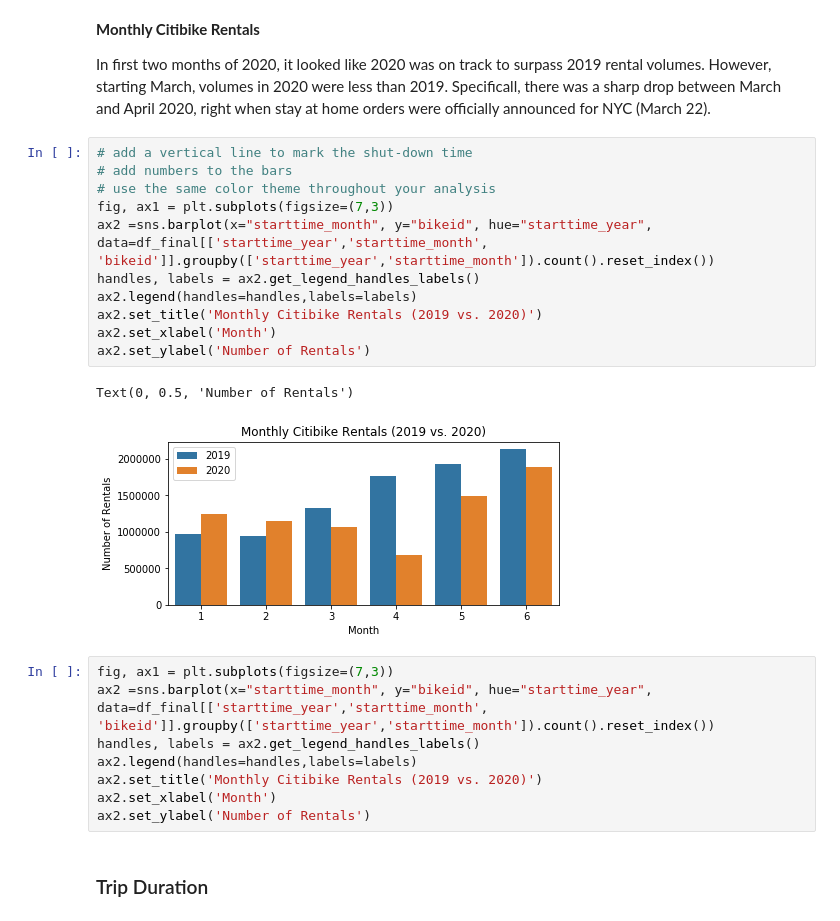
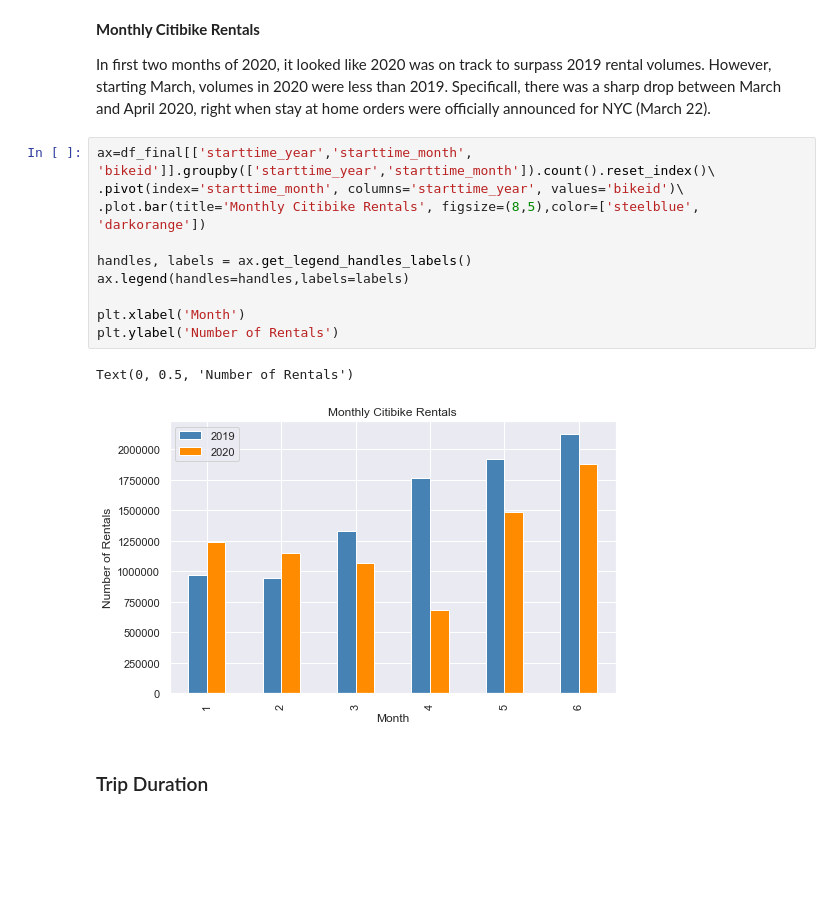
Before and after one commit to graceh3/citibike-analysis, a Jupyter notebook: Citibike - Statistical Analysis Project.ipynb, the cells around one changed output. Drawn from its saved outputs; the diff is of its cells as text; blank space fills up the shorter version.

```diff
--- a/Citibike - Statistical Analysis Project.ipynb
+++ b/Citibike - Statistical Analysis Project.ipynb
@@ -382,28 +356,19 @@ df_final[['starttime_year','starttime_month', 'bikeid']].groupby(['starttime_yea
 <b> Monthly Citibike Rentals </b>
 
 In first two months of 2020, it looked like 2020 was on track to surpass 2019 rental volumes. However, starting March, volumes in 2020 were less than 2019. Specificall, there was a sharp drop between March and April 2020, right when stay at home orders were officially announced for NYC (March 22).
-# %%
-# add a vertical line to mark the shut-down time
-# add numbers to the bars
-# use the same color theme throughout your analysis
-fig, ax1 = plt.subplots(figsize=(7,3))
-ax2 =sns.barplot(x="starttime_month", y="bikeid", hue="starttime_year", data=df_final[['starttime_year','starttime_month', 'bikeid']].groupby(['starttime_year','starttime_month']).count().reset_index())
-handles, labels = ax2.get_legend_handles_labels()
-ax2.legend(handles=handles,labels=labels)
-ax2.set_title('Monthly Citibike Rentals (2019 vs. 2020)')
-ax2.set_xlabel('Month')
-ax2.set_ylabel('Number of Rentals')
-# %% [output]
-Text(0, 0.5, 'Number of Rentals')
-[figure, removed]
-# %%
-fig, ax1 = plt.subplots(figsize=(7,3))
-ax2 =sns.barplot(x="starttime_month", y="bikeid", hue="starttime_year", data=df_final[['starttime_year','starttime_month', 'bikeid']].groupby(['starttime_year','starttime_month']).count().reset_index())
-handles, labels = ax2.get_legend_handles_labels()
-ax2.legend(handles=handles,labels=labels)
-ax2.set_title('Monthly Citibike Rentals (2019 vs. 2020)')
-ax2.set_xlabel('Month')
-ax2.set_ylabel('Number of Rentals')
+# %%
+ax=df_final[['starttime_year','starttime_month', 'bikeid']].groupby(['starttime_year','starttime_month']).count().reset_index()\
+.pivot(index='starttime_month', columns='starttime_year', values='bikeid')\
+.plot.bar(title='Monthly Citibike Rentals', figsize=(8,5),color=['steelblue', 'darkorange'])
+
+handles, labels = ax.get_legend_handles_labels()
+ax.legend(handles=handles,labels=labels)
+
+plt.xlabel('Month')
+plt.ylabel('Number of Rentals')
+# %% [output]
+Text(0, 0.5, 'Number of Rentals')
+[figure, added]
 # %% [markdown]
 ### Trip Duration
 # %% [markdown]
```
Also changed, not shown: parts of 66 cells of this notebook.
